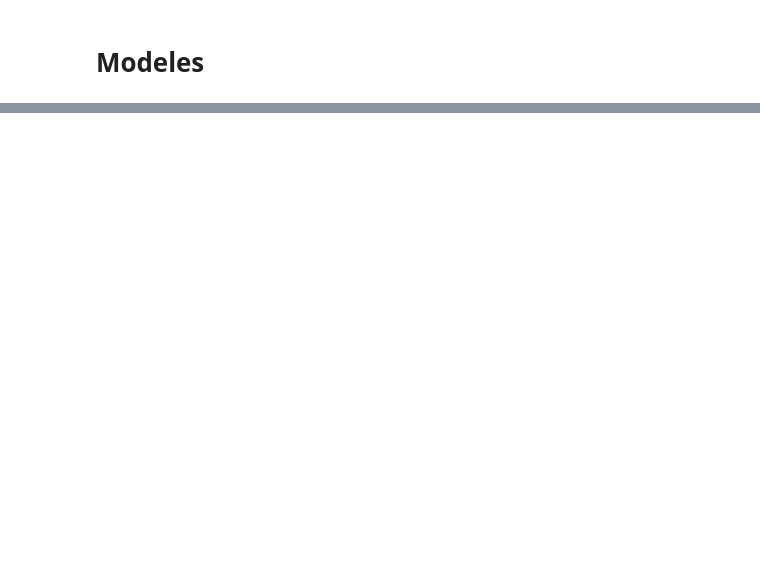
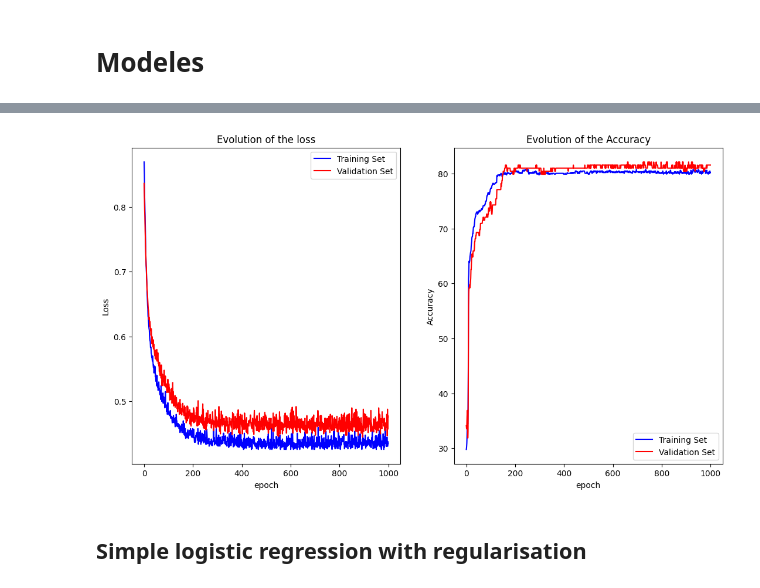
Before and after one commit to mbocquel/kaggle_titanic, a Jupyter notebook: titanic-survival.ipynb, the cells around one changed output, grey strips where cells are left out. Cells and saved outputs as stored; diff of their text form; code cells hidden in the pictures; blank space fills up the shorter version.

```diff
--- a/titanic-survival.ipynb
+++ b/titanic-survival.ipynb
@@ -404,0 +547,33 @@ class SimpleNeuralNetwork(nn.Module):
+# %%
+def plot_trainning_metrics(train_loss, val_loss, acc_train, acc_val):
+	"""
+    Input:
+        val_loss (list): list used to store the validation loss of each epoch
+        acc_train (list): list used to store the train accuracy of each epoch
+        acc_val (list): list used to store the validation accuracy of each epoch
+    Output:
+		No return values
+    """
+	x = range(len(train_loss))
+	train_loss_round = np.round(train_loss, 3)
+	val_loss_round = np.round(val_loss, 3)
+	acc_train_round = np.round(acc_train, 3)
+	acc_val_round = np.round(acc_val, 3)
+	plt.figure(figsize=(13, 7))
+	plt.subplot(1, 2, 1)
+	plt.plot(x, train_loss_round, "b", label="Training Set")
+	plt.plot(x, val_loss_round, "r", label="Validation Set")
+	plt.xlabel("epoch")
+	plt.ylabel("Loss")
+	plt.legend()
+	plt.title(f"Evolution of the loss")
+
+	plt.subplot(1, 2, 2)
+	plt.plot(x, acc_train_round, "b", label="Training Set")
+	plt.plot(x, acc_val_round, "r", label="Validation Set")
+	plt.xlabel("epoch")
+	plt.ylabel("Accuracy")
+	plt.legend()
+	plt.title(f"Evolution of the Accuracy")
+
+	plt.show()
@@ -404,0 +585,2 @@ class SimpleNeuralNetwork(nn.Module):
+# %%
+train_loss_history, val_loss_history, acc_train_history, acc_val_history = [], [], [], []
@@ -404,0 +619,6 @@ class SimpleNeuralNetwork(nn.Module):
+# %%
+plot_trainning_metrics(train_loss_history, val_loss_history, acc_train_history, acc_val_history)
+# %% [output]
+[figure, added]
+# %% [markdown]
+## Simple logistic regression with regularisation
```
Also changed, not shown: parts of 73 cells of this notebook, 2 other files.
